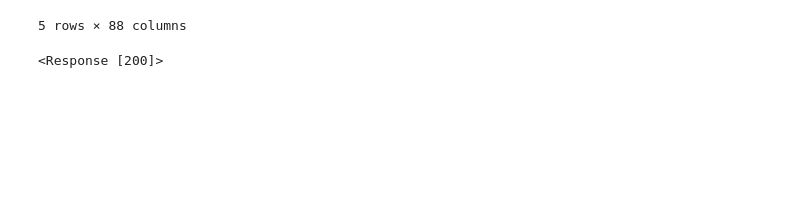
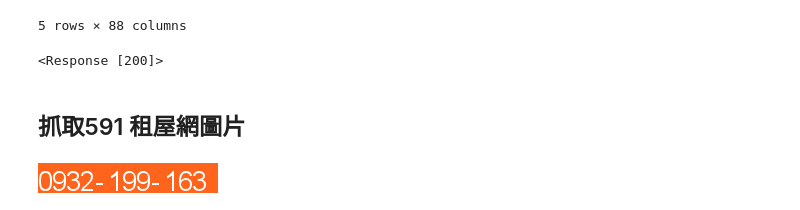
Before and after one commit to ywchiu/fubonpy, a Jupyter notebook: Demo20180129.ipynb, the cells around one changed output. Drawn from its saved outputs; the diff is of its cells as text; code cells hidden in the pictures; blank space fills up the shorter version.

```diff
--- a/Demo20180129.ipynb
+++ b/Demo20180129.ipynb
@@ -309,3 +309,5 @@ res = requests.get('http://www.largitdata.com', headers = headers)
 res
 # %% [output]
 <Response [200]>
+# %% [markdown]
+## 抓取591 租屋網圖片
@@ -311,0 +319,5 @@ res
+# %%
+from PIL import Image
+Image.open('phone.png')
+# %% [output]
+[figure, added]
```
Also changed, not shown: parts of 4 cells of this notebook.
